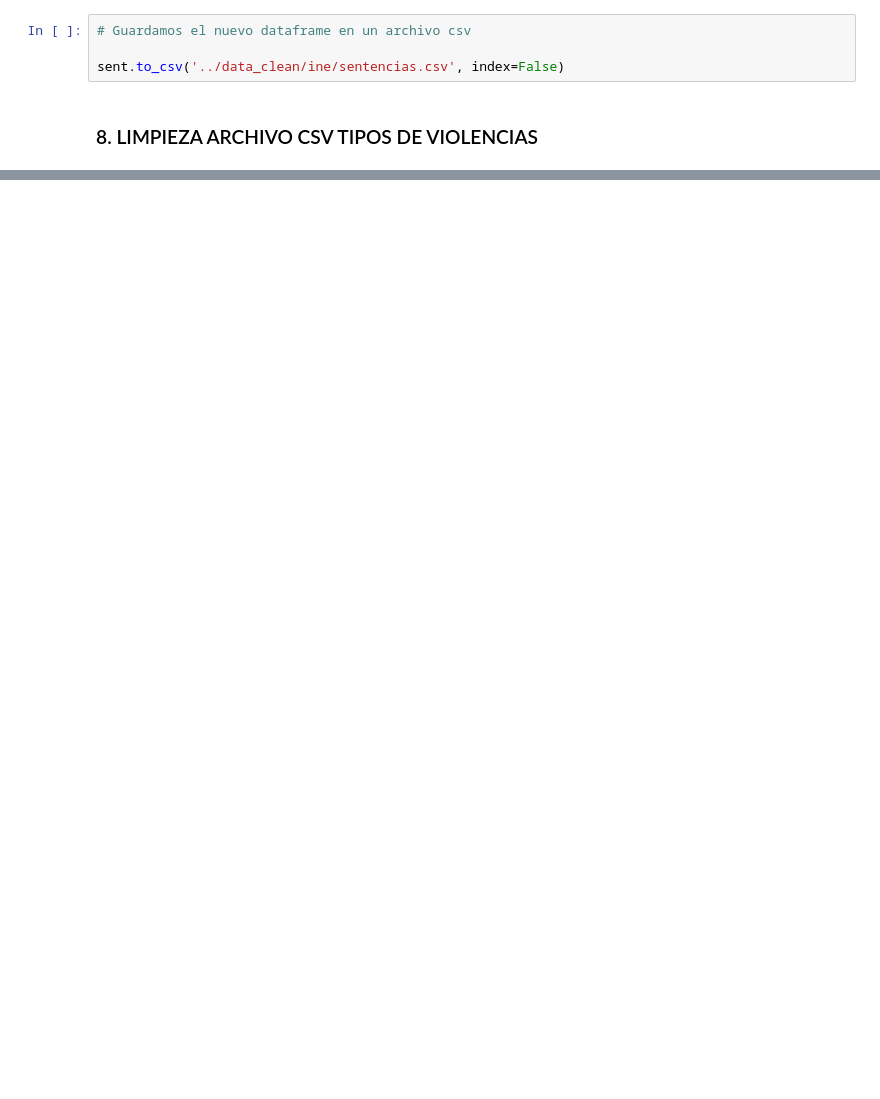
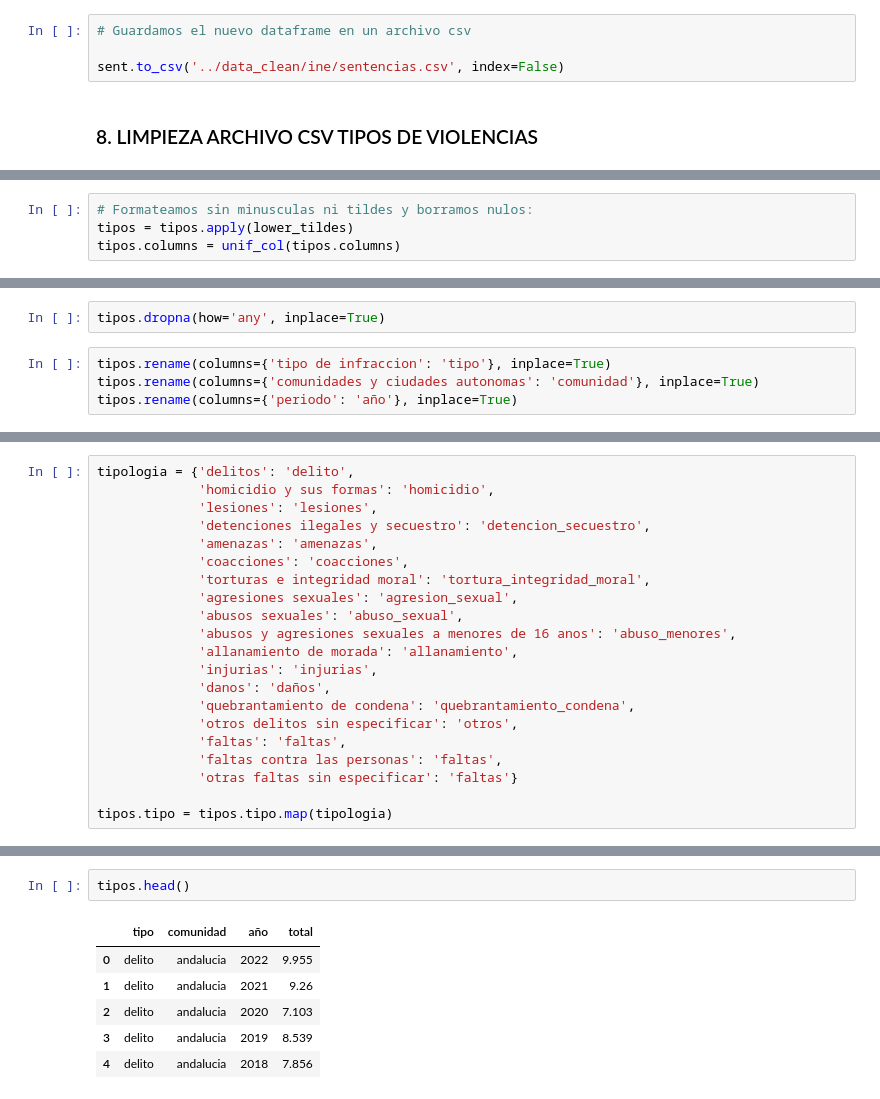
Before and after one commit to NoeRoson/Final_project, a Jupyter notebook: code/limpieza.ipynb, the cells around one changed output, grey strips where cells are left out. Drawn from its saved outputs; the diff is of its cells as text; blank space fills up the shorter version.

```diff
--- a/code/limpieza.ipynb
+++ b/code/limpieza.ipynb
@@ -495,0 +655,4 @@ tipos
+# %%
+# Formateamos sin minusculas ni tildes y borramos nulos:
+tipos = tipos.apply(lower_tildes)
+tipos.columns = unif_col(tipos.columns)
@@ -495,0 +665,6 @@ tipos
+# %%
+tipos.dropna(how='any', inplace=True)
+# %%
+tipos.rename(columns={'tipo de infraccion': 'tipo'}, inplace=True)
+tipos.rename(columns={'comunidades y ciudades autonomas': 'comunidad'}, inplace=True)
+tipos.rename(columns={'periodo': 'año'}, inplace=True)
@@ -495,0 +697,21 @@ tipos
+# %%
+tipologia = {'delitos': 'delito',
+             'homicidio y sus formas': 'homicidio',
+             'lesiones': 'lesiones',
+             'detenciones ilegales y secuestro': 'detencion_secuestro',
+             'amenazas': 'amenazas',
+             'coacciones': 'coacciones',
+             'torturas e integridad moral': 'tortura_integridad_moral',
+             'agresiones sexuales': 'agresion_sexual',
+             'abusos sexuales': 'abuso_sexual',
+             'abusos y agresiones sexuales a menores de 16 anos': 'abuso_menores',
+             'allanamiento de morada': 'allanamiento',
+             'injurias': 'injurias',
+             'danos': 'daños',
+             'quebrantamiento de condena': 'quebrantamiento_condena',
+             'otros delitos sin especificar': 'otros',
+             'faltas': 'faltas',
+             'faltas contra las personas': 'faltas',
+             'otras faltas sin especificar': 'faltas'}
+
+tipos.tipo = tipos.tipo.map(tipologia)
@@ -495,0 +742,9 @@ tipos
+# %%
+tipos.head()
+# %% [output]
+|  | tipo | comunidad | año | total |
+| 0 | delito | andalucia | 2022 | 9.955 |
+| 1 | delito | andalucia | 2021 | 9.26 |
+| 2 | delito | andalucia | 2020 | 7.103 |
+| 3 | delito | andalucia | 2019 | 8.539 |
+| 4 | delito | andalucia | 2018 | 7.856 |
```
Also changed, not shown: parts of 44 cells of this notebook, 17 other files.
